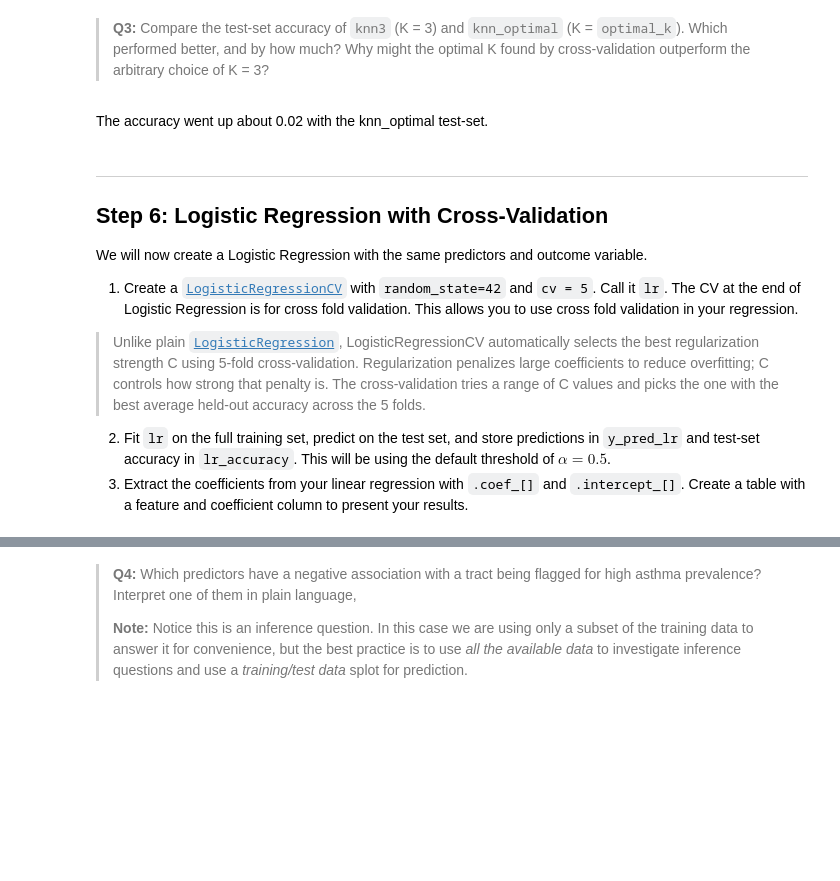
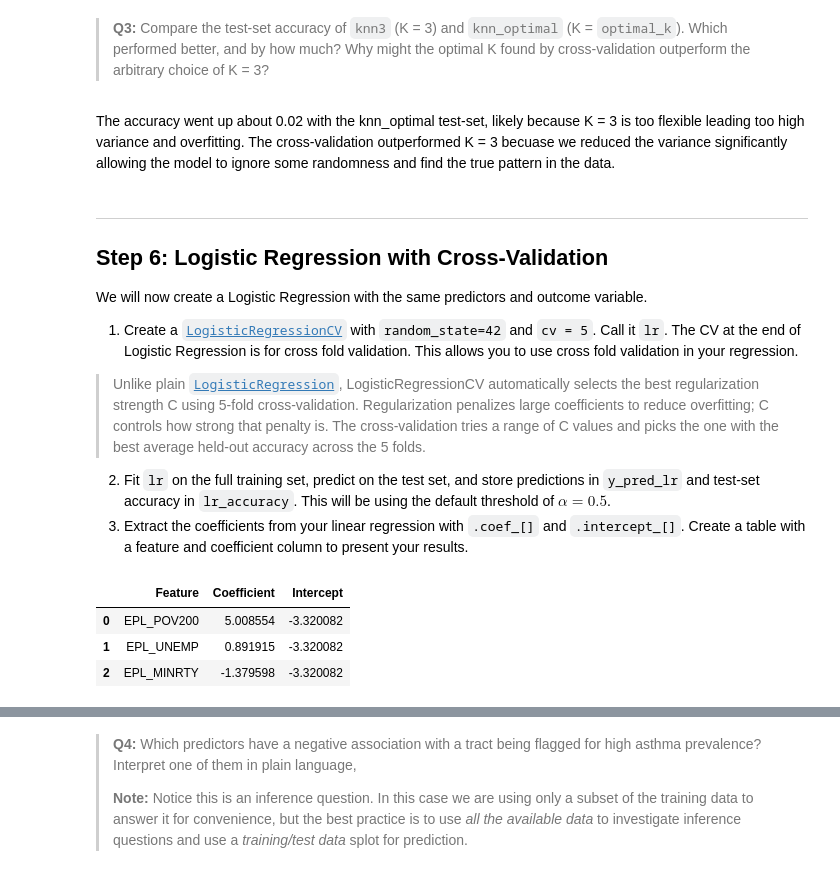
Before and after one commit to lucianbluescher/assignment-2, a Jupyter notebook: hw2-task2.ipynb, the cells around one changed output, grey strips where cells are left out. Saved outputs shown, nothing was run; the diff lists cells and outputs as text; code cells hidden in the pictures; blank space fills up the shorter version.

```diff
--- a/hw2-task2.ipynb
+++ b/hw2-task2.ipynb
@@ -252,27 +252,42 @@ q7 results: All test cases passed!
 
 > **Q3:** Compare the test-set accuracy of `knn3` (K = 3) and `knn_optimal` (K = `optimal_k`). Which performed better, and by how much? Why might the optimal K found by cross-validation outperform the arbitrary choice of K = 3?
 # %% [markdown]
-The accuracy went up about 0.02 with the knn_optimal test-set.
+The accuracy went up about 0.02 with the knn_optimal test-set, likely because K = 3 is too flexible leading too high variance and overfitting. The cross-validation outperformed K = 3 becuase we reduced the variance significantly allowing the model to ignore some randomness and find the true pattern in the data.
 # %% [markdown]
 <!-- END QUESTION -->
 
----
+------------------------------------------------------------------------
+
 ## Step 6: Logistic Regression with Cross-Validation
-
 
 We will now create a Logistic Regression with the same predictors and outcome variable.
 
-1. Create a [`LogisticRegressionCV`](https://scikit-learn.org/stable/modules/generated/sklearn.linear_model.LogisticRegressionCV.html) with `random_state=42` and `cv = 5`. Call it `lr`. The CV at the end of Logistic Regression is for cross fold validation. This allows you to use cross fold validation in your regression.
+1.  Create a [`LogisticRegressionCV`](https://scikit-learn.org/stable/modules/generated/sklearn.linear_model.LogisticRegressionCV.html) with `random_state=42` and `cv = 5`. Call it `lr`. The CV at the end of Logistic Regression is for cross fold validation. This allows you to use cross fold validation in your regression.
 
->  Unlike plain [`LogisticRegression`](https://scikit-learn.org/stable/modules/generated/sklearn.linear_model.LogisticRegression.html#sklearn.linear_model.LogisticRegression), LogisticRegressionCV automatically selects the best regularization strength C using 5-fold cross-validation. Regularization penalizes large coefficients to reduce overfitting; C controls how strong that penalty is. The cross-validation tries a range of C values and picks the one with the best average held-out accuracy across the 5 folds.
+> Unlike plain [`LogisticRegression`](https://scikit-learn.org/stable/modules/generated/sklearn.linear_model.LogisticRegression.html#sklearn.linear_model.LogisticRegression), LogisticRegressionCV automatically selects the best regularization strength C using 5-fold cross-validation. Regularization penalizes large coefficients to reduce overfitting; C controls how strong that penalty is. The cross-validation tries a range of C values and picks the one with the best average held-out accuracy across the 5 folds.
 
-2. Fit `lr` on the full training set, predict on the test set, and store predictions in `y_pred_lr` and test-set accuracy in `lr_accuracy`. This will be using the default threshold of $\alpha=0.5$.
-3. Extract the coefficients from your linear regression with `.coef_[]` and `.intercept_[]`. Create a table with a feature and coefficient column to present your results.
+2.  Fit `lr` on the full training set, predict on the test set, and store predictions in `y_pred_lr` and test-set accuracy in `lr_accuracy`. This will be using the default threshold of $\alpha=0.5$.
+3.  Extract the coefficients from your linear regression with `.coef_[]` and `.intercept_[]`. Create a table with a feature and coefficient column to present your results.
 # %%
-lr = ...
+lr = LogisticRegressionCV(cv=5, random_state=42)
 
-y_pred_lr   = ...
-lr_accuracy = ...
+y_pred_lr   = lr.fit(X_train, y_train).predict(X_test)
+lr_accuracy = lr.score(X_test, y_test)
+
+y_pred_knn_optimal = KNeighborsClassifier(n_neighbors=optimal_k).fit(X_train, y_train).predict(X_test)
+
 lr_accuracy
+
+coef_table = pd.DataFrame({
+    'Feature': ["EPL_POV200", "EPL_UNEMP", "EPL_MINRTY"],
+    'Coefficient': lr.coef_[0],
+    'Intercept': lr.intercept_[0]
+})
+coef_table
+# %% [output]
+|  | Feature | Coefficient | Intercept |
+| 0 | EPL_POV200 | 5.008554 | -3.320082 |
+| 1 | EPL_UNEMP | 0.891915 | -3.320082 |
+| 2 | EPL_MINRTY | -1.379598 | -3.320082 |
 # %%
 grader.check("q9")
```
Also changed, not shown: parts of 15 cells of this notebook, 1 other file.
